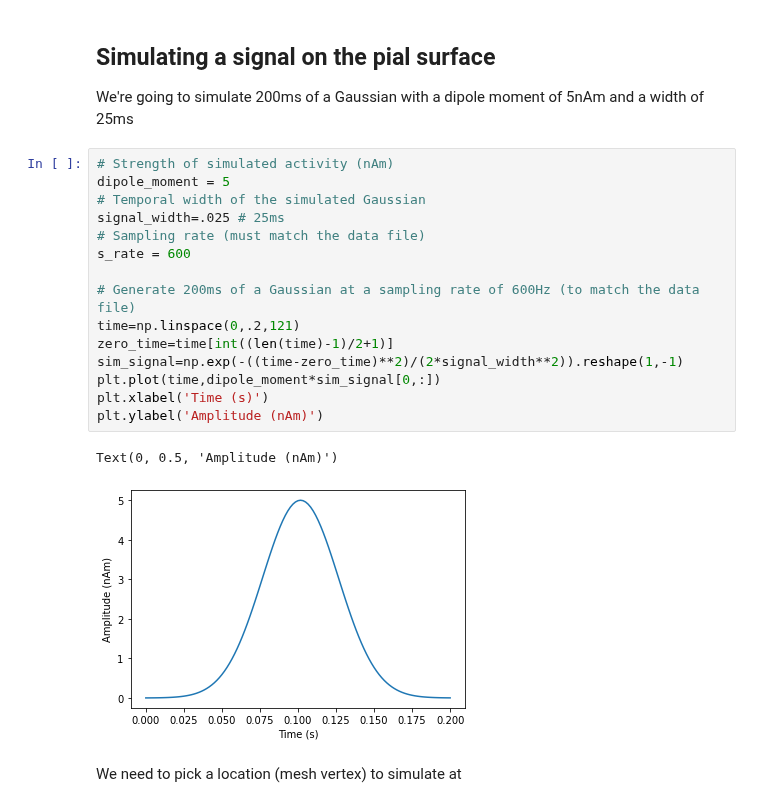
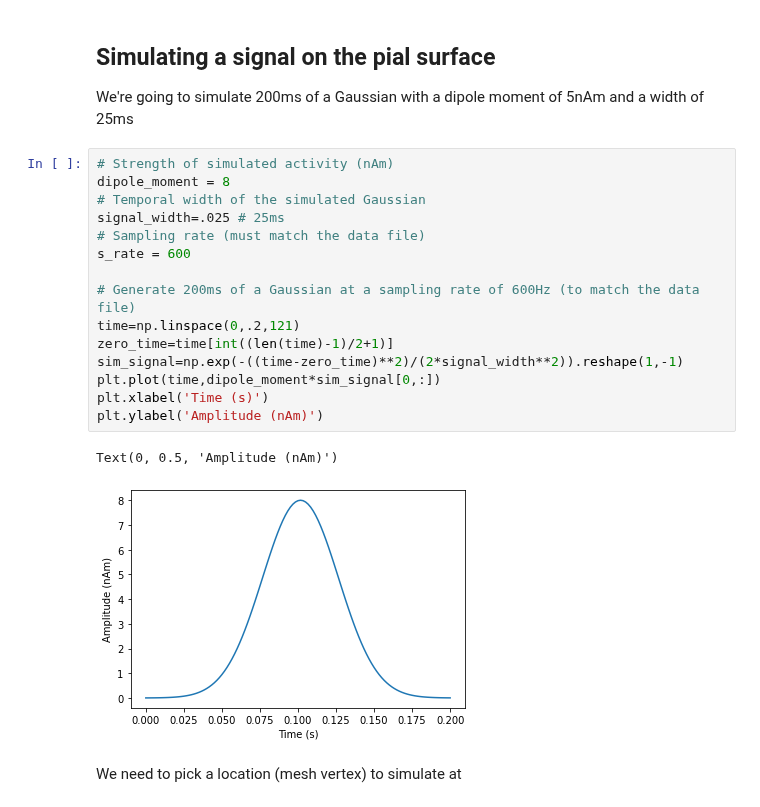
Before and after one commit to danclab/laMEG, a Jupyter notebook: tutorials/tutorial_04_sliding_win_model_comparison.ipynb, the cells around one changed output. Saved outputs shown, nothing was run; the diff lists cells and outputs as text.

```diff
--- a/tutorials/tutorial_04_sliding_win_model_comparison.ipynb
+++ b/tutorials/tutorial_04_sliding_win_model_comparison.ipynb
@@ -118,22 +118,22 @@ FWHM of 5.00 is approx 3.33 times vertex spacing
 We're going to simulate 200ms of a Gaussian with a dipole moment of 5nAm and a width of 25ms
 # %%
 # Strength of simulated activity (nAm)
-dipole_moment = 5
+dipole_moment = 8
 # Temporal width of the simulated Gaussian
 signal_width=.025 # 25ms
 # Sampling rate (must match the data file)
 s_rate = 600
 
 # Generate 200ms of a Gaussian at a sampling rate of 600Hz (to match the data file)
 time=np.linspace(0,.2,121)
 zero_time=time[int((len(time)-1)/2+1)]
 sim_signal=np.exp(-((time-zero_time)**2)/(2*signal_width**2)).reshape(1,-1)
 plt.plot(time,dipole_moment*sim_signal[0,:])
 plt.xlabel('Time (s)')
 plt.ylabel('Amplitude (nAm)')
 # %% [output]
 Text(0, 0.5, 'Amplitude (nAm)')
-[figure, old version]
+[figure, new version]
 # %% [markdown]
 We need to pick a location (mesh vertex) to simulate at
 # %%
```
Also changed, not shown: parts of 4 cells of this notebook, 4 other files.
